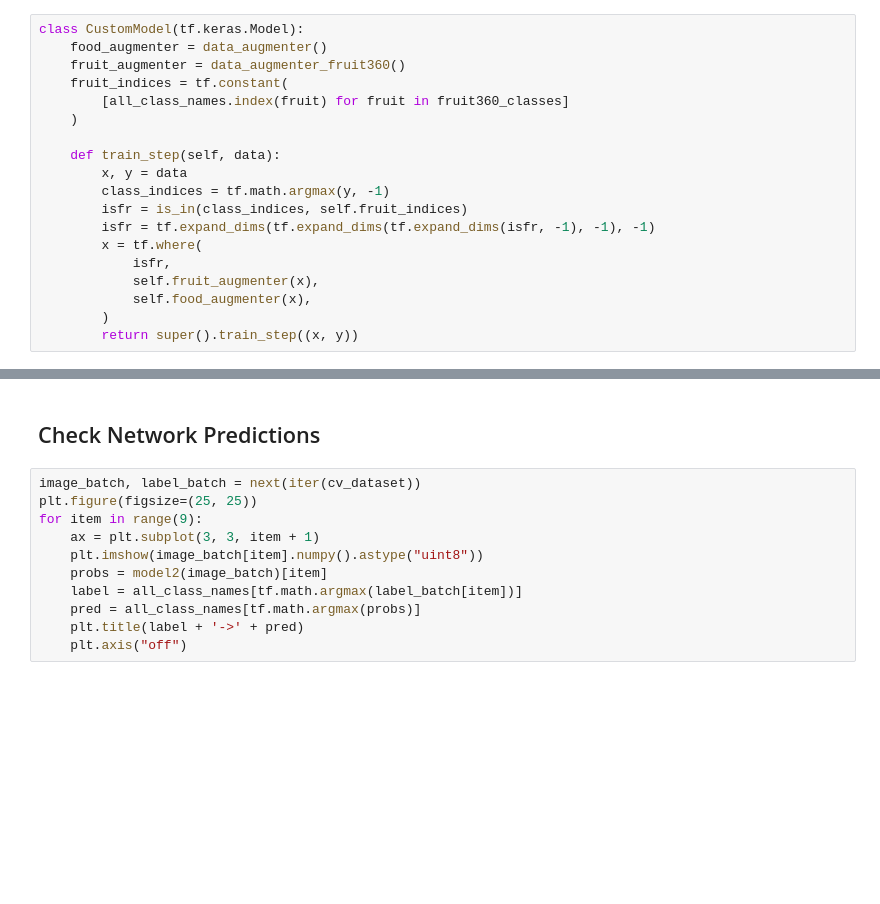
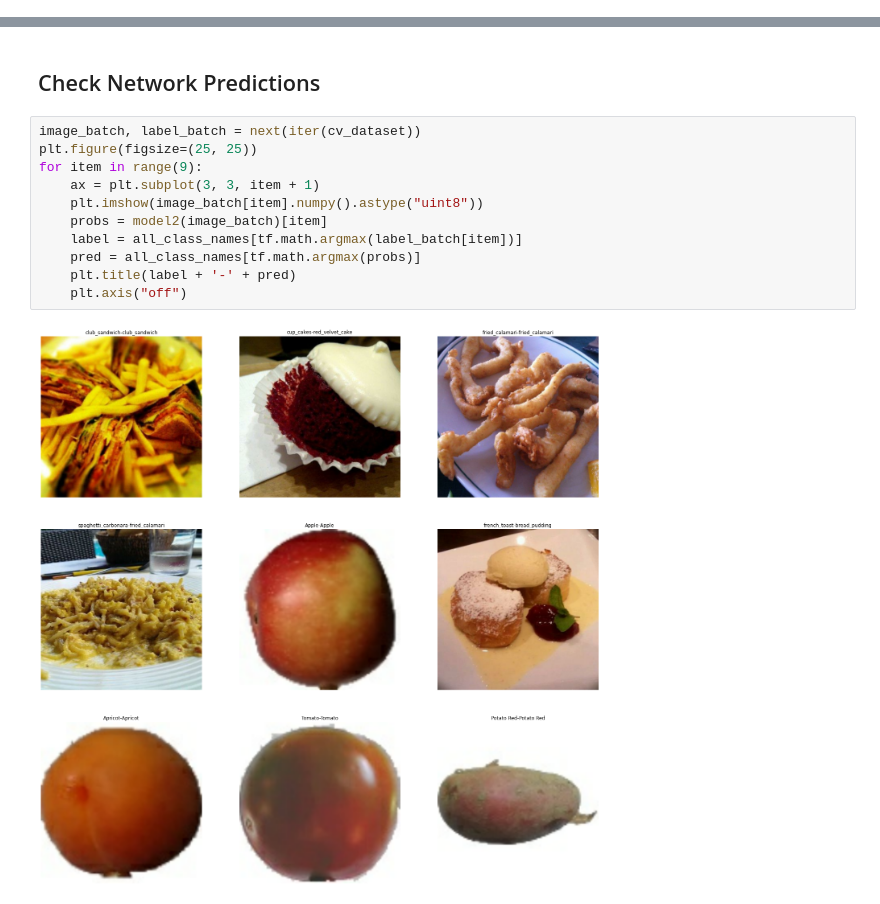
Before and after one commit to ChiragKalra/IndianFoodClassifier, a Jupyter notebook: train.ipynb, the cells around one changed output, grey strips where cells are left out. Drawn from its saved outputs; the diff is of its cells as text; blank space fills up the shorter version.

Commit message:
generated models

```diff
--- a/train.ipynb
+++ b/train.ipynb
@@ -102,22 +100,3 @@ NUM_CLASSES = label_batch.shape[-1]
-# %%
-class CustomModel(tf.keras.Model):
-    food_augmenter = data_augmenter()
-    fruit_augmenter = data_augmenter_fruit360()
-    fruit_indices = tf.constant(
-        [all_class_names.index(fruit) for fruit in fruit360_classes]
-    )
-
-    def train_step(self, data):
-        x, y = data
-        class_indices = tf.math.argmax(y, -1)
-        isfr = is_in(class_indices, self.fruit_indices)
-        isfr = tf.expand_dims(tf.expand_dims(tf.expand_dims(isfr, -1), -1), -1)
-        x = tf.where(
-            isfr,
-            self.fruit_augmenter(x),
-            self.food_augmenter(x),
-        )
-        return super().train_step((x, y))
 # %% [markdown]
 ## Hyper-Parameters
 # %%
@@ -283,11 +314,13 @@ plt.show()
 # %%
 image_batch, label_batch = next(iter(cv_dataset))
 plt.figure(figsize=(25, 25))
 for item in range(9):
     ax = plt.subplot(3, 3, item + 1)
     plt.imshow(image_batch[item].numpy().astype("uint8"))
     probs = model2(image_batch)[item]
     label = all_class_names[tf.math.argmax(label_batch[item])]
     pred = all_class_names[tf.math.argmax(probs)]
-    plt.title(label + '->' + pred)
+    plt.title(label + '-' + pred)
     plt.axis("off")
+# %% [output]
+[figure, added]
```
Also changed, not shown: parts of 9 cells of this notebook, 9 other files.
